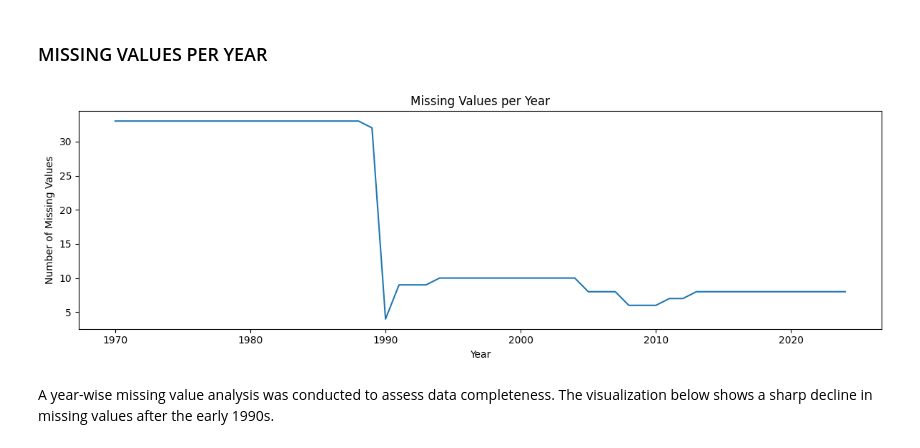
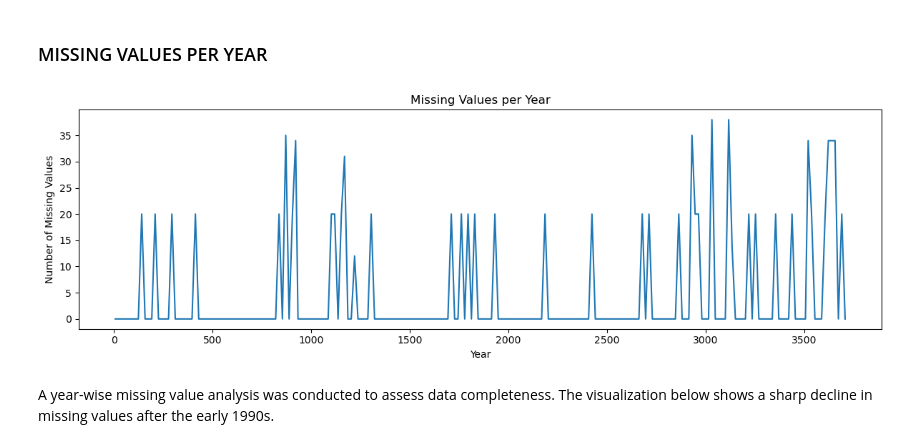
Before and after one commit to Sparshcoder18/gdp-growth-analysis, a Jupyter notebook: notebooks/GDP Data Analysis Project.ipynb, the cells around one changed output. Drawn from its saved outputs; the diff is of its cells as text; code cells hidden in the pictures.

```diff
--- a/notebooks/GDP Data Analysis Project.ipynb
+++ b/notebooks/GDP Data Analysis Project.ipynb
@@ -427,15 +411,16 @@ df_gdp_miss.head()
 # %% [markdown]
 ### MISSING VALUES PER YEAR
 # %%
+missing_per_year = df_gdp["Missing_Count"]
 plt.figure(figsize=(12,4))
 missing_per_year.plot()
 plt.title("Missing Values per Year")
 plt.xlabel("Year")
 plt.ylabel("Number of Missing Values")
 plt.tight_layout()
 plt.show()
 # %% [output]
-[figure, old version]
+[figure, new version]
 # %% [markdown]
 A year-wise missing value analysis was conducted to assess data completeness. The visualization below shows a sharp decline in missing values after the early 1990s.
 # %% [markdown]
```
Also changed, not shown: parts of 19 cells of this notebook.
